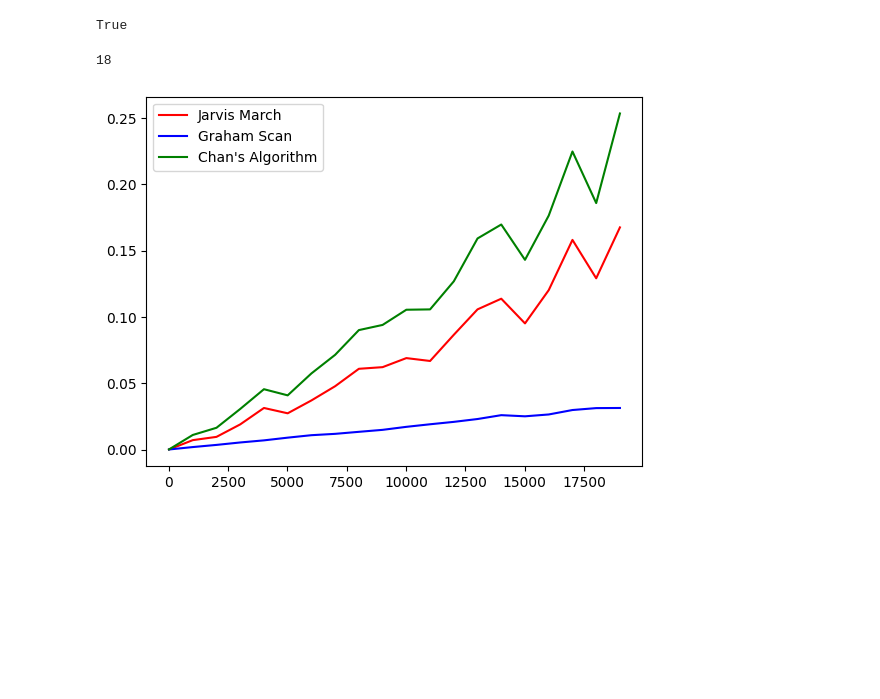
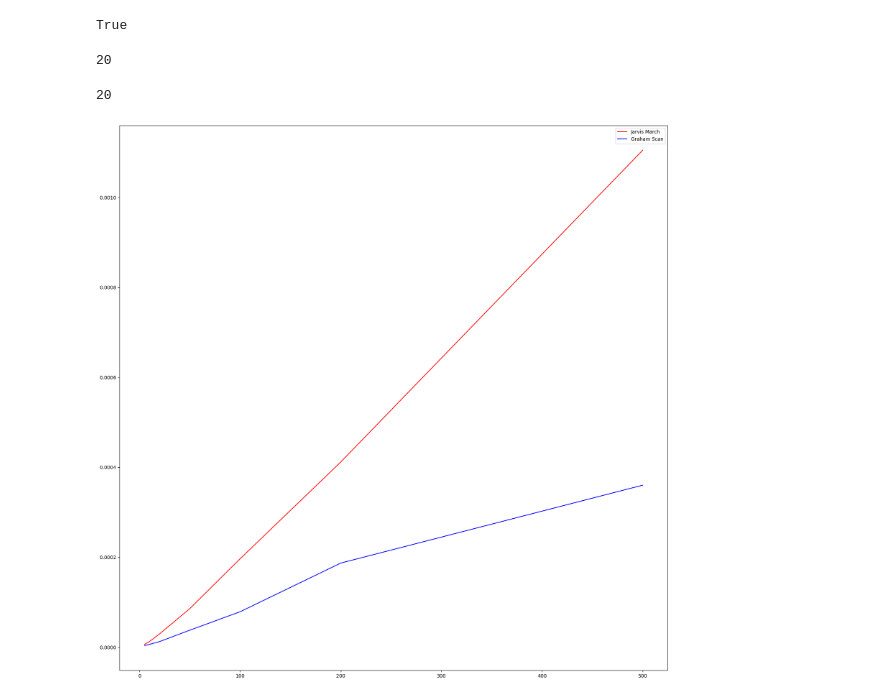
Before and after one commit to Declan-Loo/COMP0005-Grp30, a Jupyter notebook: grp-030-0005code.ipynb, the cells around one changed output. Drawn from its saved outputs; the diff is of its cells as text; code cells hidden in the pictures; blank space fills up the shorter version.

```diff
--- a/grp-030-0005code.ipynb
+++ b/grp-030-0005code.ipynb
@@ -49,8 +49,7 @@ def jarvismarch(inputSet : list[tuple[int,int]]) -> list[tuple[int,int]]:
         leftmostPoint = next_point
         # check if the algorithm returns back to the starting point and then end the loop, returning the coordinates of the hull.
         if leftmostPoint == outputSet[0]:
-                # append to outputSet so a convex hull can be plotted
-                outputSet.append(leftmostPoint)
+                # convex hull is complete
                 break
 
     #ADD YOUR CODE HERE
@@ -204,7 +213,7 @@ import math
 class TestDataGenerator():
 
 
-    def __init__(self,num_points,radius = 0):
+    def __init__(self,num_points,radius=16383):
         self.num_points = num_points
         self.radius = radius
 
@@ -243,16 +252,16 @@ class TestDataGenerator():
 
         return edge_points
 
-    def generate_circlepoints (self):
+    def generate_circle_points(self):
         circle_points = []
-        centre_x = 16383
-        centre_y = 16383
+        centre_x = 0
+        centre_y = 0
 
         for i in range(self.num_points):
             angle = 2 * math.pi * i / self.num_points
             x = int(round(centre_x + self.radius * math.cos(angle)))
             y = int(round(centre_y + self.radius * math.sin(angle)))
-            circle_points.append((x,y))
+            circle_points.append((x, y))
 
         return circle_points
 
@@ -299,12 +308,15 @@ Use the cell below to illustrate the python code you used to **fully evaluate**
 # ADD YOUR TEST CODE HERE
 # ADD YOUR TEST CODE HERE
 # Create an instance of TestDataGenerator
-data_generator = TestDataGenerator(70, radius= 10000)
+data_generator = TestDataGenerator(10000)
 
 # Call the generate_points() method
-points = data_generator.generate_circlepoints()
+points = data_generator.random_points()
 
 jarvis_march_points = jarvismarch(points)
+jarvis_march_points.append(jarvis_march_points[0])
+
+
 
 x = [i[0] for i in points]
 y = [i[1] for i in points]
@@ -350,33 +363,57 @@ True
 # %%
 print(len(jarvis_march_points))
 # %% [output]
-18
+20
+# %%
+len(graham_points)
+# %% [output]
+20
 # %%
 def time_algorithm(algorithm, points):
     start = timeit.default_timer()
     algorithm(points)
     end = timeit.default_timer()
     return end - start
 
 jarvis_times = []
 graham_times = []
 #chan_times = []
 
+
 def get_times(point_range):
     for i in point_range:
         data_generator = TestDataGenerator(i)
-        points = data_generator.generate_points()
+        points = data_generator.generate_circle_points()
         jarvis_times.append(time_algorithm(jarvismarch, points))
         graham_times.append(time_algorithm(grahamscan, points))
         #chan_times.append(time_algorithm(chen, points))
 
-point_range = [i for i in range(10, 20000, 1000)]
-get_times(point_range)
+def trials(point_range, n):
+    jarvis_trials = []
+    graham_trials = []
+    for j in point_range:
+        jarvis_time = 0
+        graham_time = 0
+        for i in range(n):
+            data_generator = TestDataGenerator(j)
+            points = data_generator.random_points()
+            jarvis_time += time_algorithm(jarvismarch, points)
+            graham_time += time_algorithm(grahamscan, points)
+        jarvis_trials.append(jarvis_time/n)
+        graham_trials.append(graham_time/n)
 
-plt.plot(point_range, jarvis_times, label = "Jarvis March", color = 'red')
-plt.plot(point_range, graham_times, label = "Graham Scan", color = 'blue')
-plt.plot(point_range, chan_times, label = "Chan's Algorithm" , color = 'green')
+    return jarvis_trials, graham_trials
+
+
+point_range = [5,10,20,50,100,200,500]
+jarvis_trials, graham_trials = trials(point_range, 200)
+
+plt.plot(point_range, jarvis_trials, label = "Jarvis March", color = 'red')
+plt.plot(point_range, graham_trials, label = "Graham Scan", color = 'blue')
+#plt.plot(point_range, chan_times, label = "Chan's Algorithm" , color = 'green')
 plt.legend()
+fig = plt.gcf()
+fig.set_size_inches(20.5, 20.5)
 plt.show()
 # %% [output]
-[figure, old version]
+[figure, new version]
```
Also changed, not shown: parts of 7 cells of this notebook.
